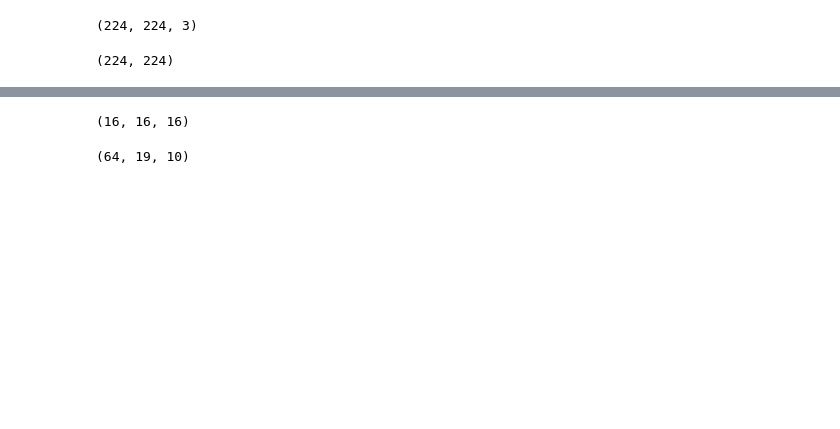
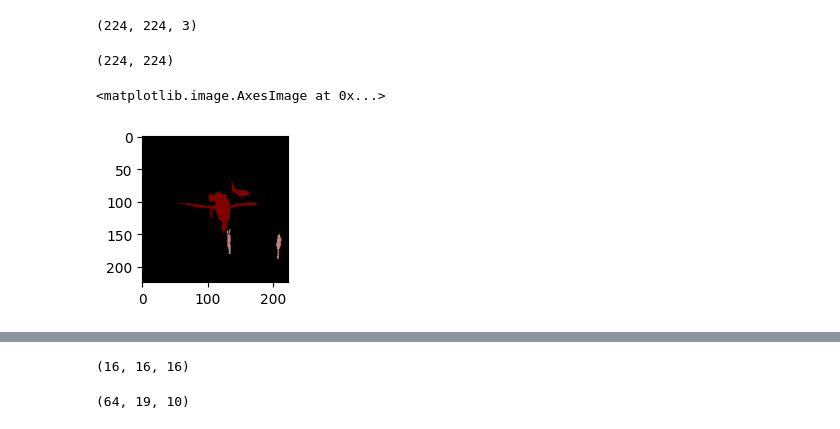
Before and after one commit to aiffel-smile-maker/aiffel_DLThon_RS7, a Jupyter notebook: YYW/DLThon.ipynb, the cells around one changed output, grey strips where cells are left out. Saved outputs shown, nothing was run; the diff lists cells and outputs as text; code cells hidden in the pictures; blank space fills up the shorter version.

```diff
--- a/YYW/DLThon.ipynb
+++ b/YYW/DLThon.ipynb
@@ -348,6 +412,12 @@ def map_integer_mask_to_color(integer_mask, reverse_mapping):
     return color_mask
 
 restored_color_mask = map_integer_mask_to_color(integer_mask, inverse_mapping)
+# %%
+plt.subplot(1, 3, 2)
+plt.imshow(restored_color_mask)
+# %% [output]
+<matplotlib.image.AxesImage at 0x...>
+[figure, added]
 # %%
 plt.figure(figsize = (18,5))
 plt.subplot(1, 3, 1)
```
Also changed, not shown: parts of 17 cells of this notebook, 3 other files.
